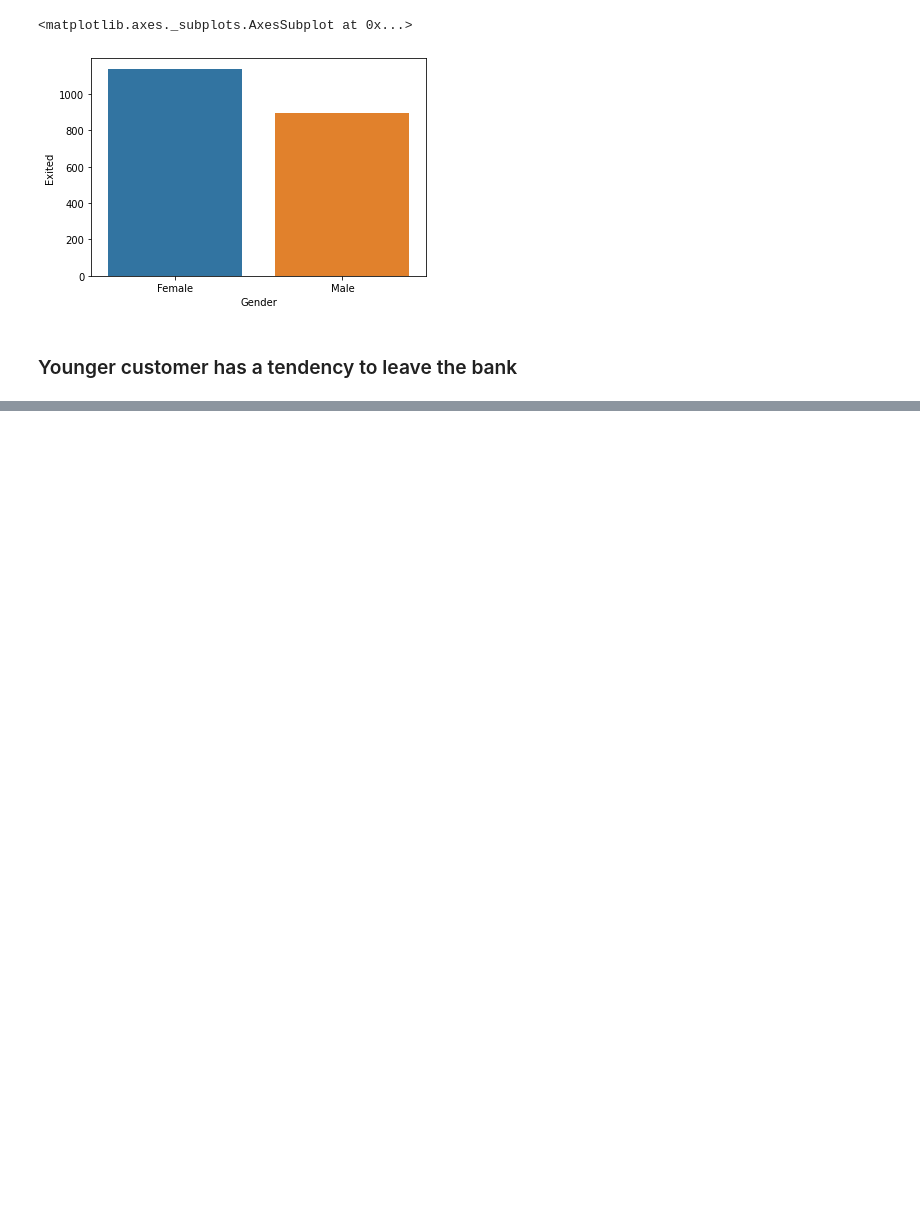
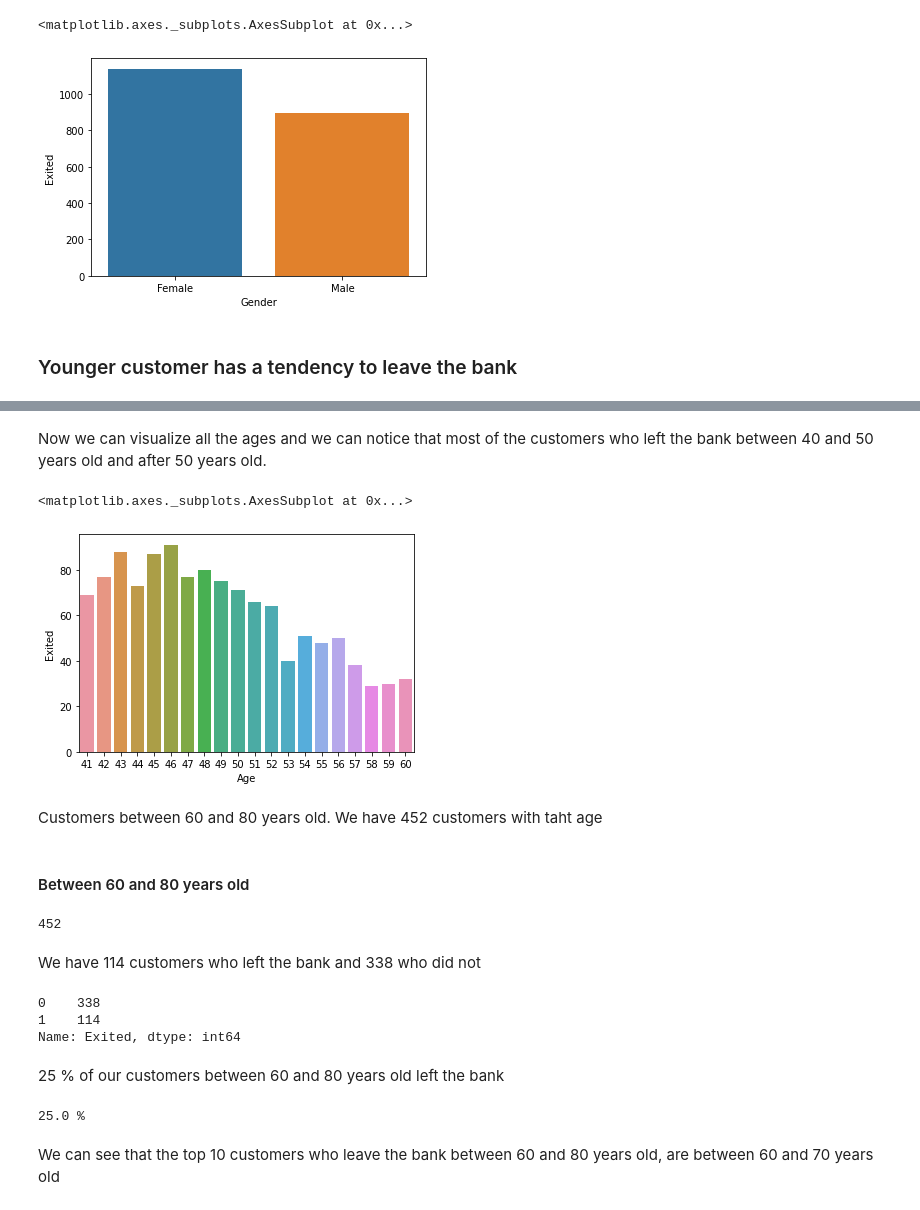
Before and after one commit to bezerraluis/Churn--Project, a Jupyter notebook: Churn.ipynb, the cells around one changed output, grey strips where cells are left out. Drawn from its saved outputs; the diff is of its cells as text; code cells hidden in the pictures; blank space fills up the shorter version.

```diff
--- a/Churn.ipynb
+++ b/Churn.ipynb
@@ -489,0 +773,37 @@ Age_high_80 = df_churn2.query('Age > 80')
+# %% [markdown]
+Now we can visualize all the ages and we can notice that most of the customers who left the bank between 40 and 50 years old and after 50 years old.
+# %%
+sns.barplot(x= 'Age', y= 'Exited', data= Age_btw_40_60,ci= None ,estimator= np.sum)
+# %% [output]
+<matplotlib.axes._subplots.AxesSubplot at 0x...>
+[figure, added]
+# %% [markdown]
+Customers between 60 and 80 years old. We have 452 customers with taht age
+# %% [markdown]
+#### Between 60 and 80 years old
+# %%
+Age_btw_60_80 = df_churn2.query('Age > 60 & Age <=80')
+
+len(Age_btw_60_80)
+# %% [output]
+452
+# %% [markdown]
+We have 114 customers who left the bank and 338 who did not
+# %%
+count_60_80 = Age_btw_60_80['Exited'].value_counts()
+
+count_60_80
+# %% [output]
+0    338
+1    114
+Name: Exited, dtype: int64
+# %% [markdown]
+25 % of our customers between 60 and 80 years old left the bank
+# %%
+porc_leave_60_80 = (count_60_80[1] / len(Age_btw_60_80))*100
+
+print(round(porc_leave_60_80),'%')
+# %% [output]
+25.0 %
+# %% [markdown]
+We can see that the top 10 customers who leave the bank between 60 and 80 years old, are between 60 and 70 years old
```
Also changed, not shown: parts of 173 cells of this notebook.
